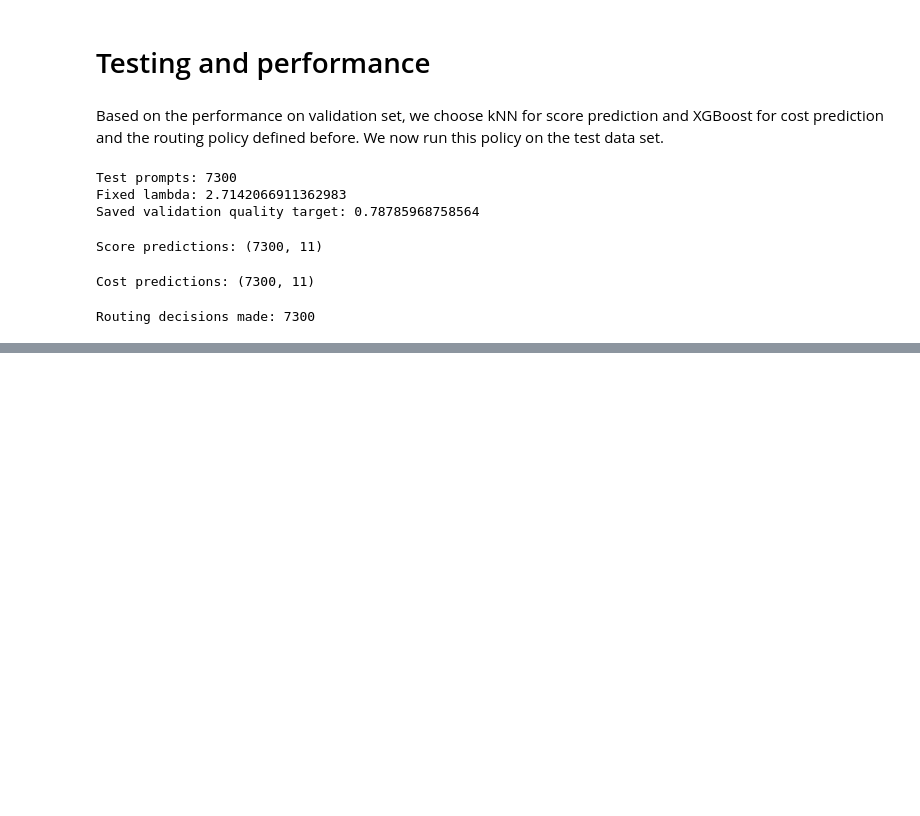
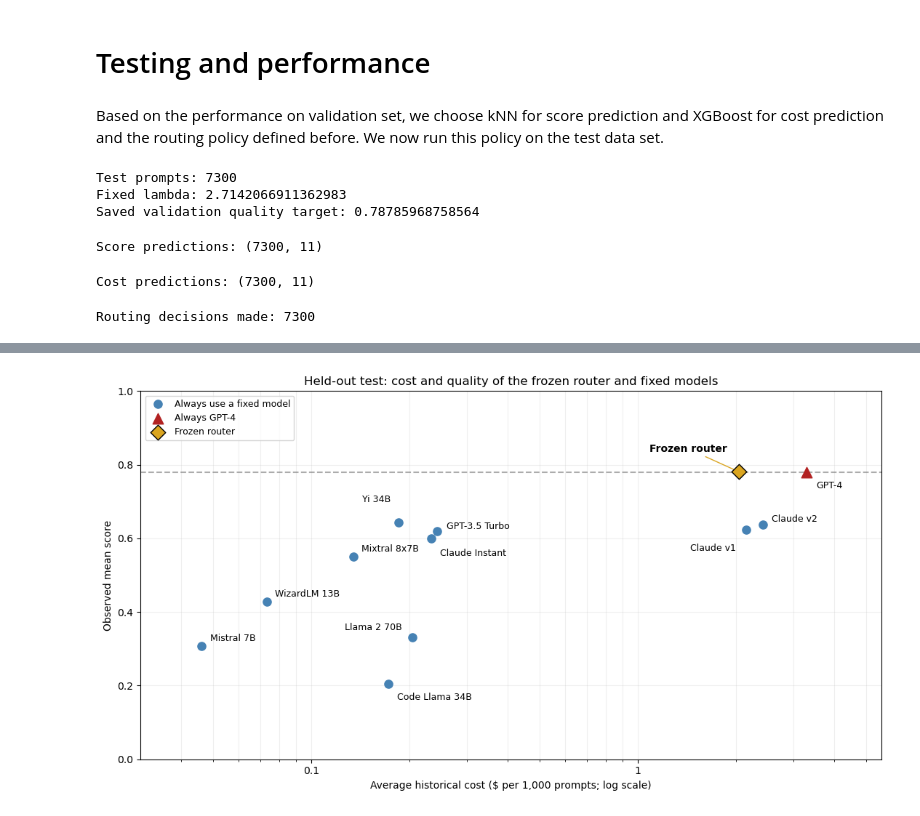
Before and after one commit to Erdos-Projects/fall-2026-right-for-less, a Jupyter notebook: 4_Final_Test/testing_knn_xgb.ipynb, the cells around one changed output, grey strips where cells are left out. Drawn from its saved outputs; the diff is of its cells as text; code cells hidden in the pictures; blank space fills up the shorter version.

Commit message:
Add final-test plots and results analysis

```diff
--- a/4_Final_Test/testing_knn_xgb.ipynb
+++ b/4_Final_Test/testing_knn_xgb.ipynb
@@ -323,0 +392,67 @@ display(test_uncertainty.round(6))
+# %%
+fig, ax = plt.subplots(figsize=(11, 6))
+
+other_models = fixed_model_test.drop(index=REFERENCE_MODEL)
+ax.scatter(
+    other_models["cost_per_1000_prompts"],
+    other_models["observed_mean_score"],
+    color="steelblue", s=65, label="Always use a fixed model", zorder=3,
+)
+ax.scatter(
+    1000 * reference_cost, reference_score,
+    color="firebrick", marker="^", s=110,
+    label="Always GPT-4", zorder=4,
+)
+router_point = test_model_comparison.loc[router_label]
+ax.scatter(
+    router_point["cost_per_1000_prompts"],
+    router_point["observed_mean_score"],
+    color="goldenrod", edgecolor="black", marker="D", s=110,
+    label="Frozen router", zorder=5,
+)
+
+label_offsets = {
+    "zero-one-ai/Yi-34B-Chat": (-8, 20),
+    "gpt-3.5-turbo-1106": (9, 2),
+    "claude-instant-v1": (9, -17),
+    "claude-v1": (-10, -21),
+    "claude-v2": (9, 3),
+    "gpt-4-1106-preview": (10, -16),
+    "meta/llama-2-70b-chat": (-10, 7),
+    "meta/code-llama-instruct-34b-chat": (8, -16),
+}
+for model, point in fixed_model_test.iterrows():
+    offset = label_offsets.get(model, (8, 5))
+    ax.annotate(
+        model_labels.get(model, model),
+        (point["cost_per_1000_prompts"], point["observed_mean_score"]),
+        xytext=offset, textcoords="offset points", fontsize=9,
+        ha="right" if offset[0] < 0 else "left",
+    )
+
+ax.annotate(
+    "Frozen router",
+    (router_point["cost_per_1000_prompts"],
+     router_point["observed_mean_score"]),
+    xytext=(-12, 20), textcoords="offset points", ha="right",
+    fontsize=10, fontweight="bold",
+    arrowprops={"arrowstyle": "-", "color": "goldenrod"},
+)
+ax.axhline(reference_score, color="gray", linestyle="--", alpha=0.65)
+ax.set_xscale("log")
+ax.xaxis.set_major_formatter(FuncFormatter(lambda value, _: f"{value:g}"))
+ax.xaxis.set_minor_formatter(NullFormatter())
+ax.set(
+    title="Held-out test: cost and quality of the frozen router and fixed models",
+    xlabel="Average historical cost ($ per 1,000 prompts; log scale)",
+    ylabel="Observed mean score",
+    ylim=(0, 1),
+    xlim=(fixed_model_test["cost_per_1000_prompts"].min() * 0.65,
+          test_model_comparison["cost_per_1000_prompts"].max() * 1.7),
+)
+ax.grid(alpha=0.2, which="both")
+ax.legend(loc="upper left", fontsize=9)
+fig.tight_layout()
+plt.show()
+# %% [output]
+[figure, added]
```
Also changed, not shown: parts of 10 cells of this notebook, 1 other file.
